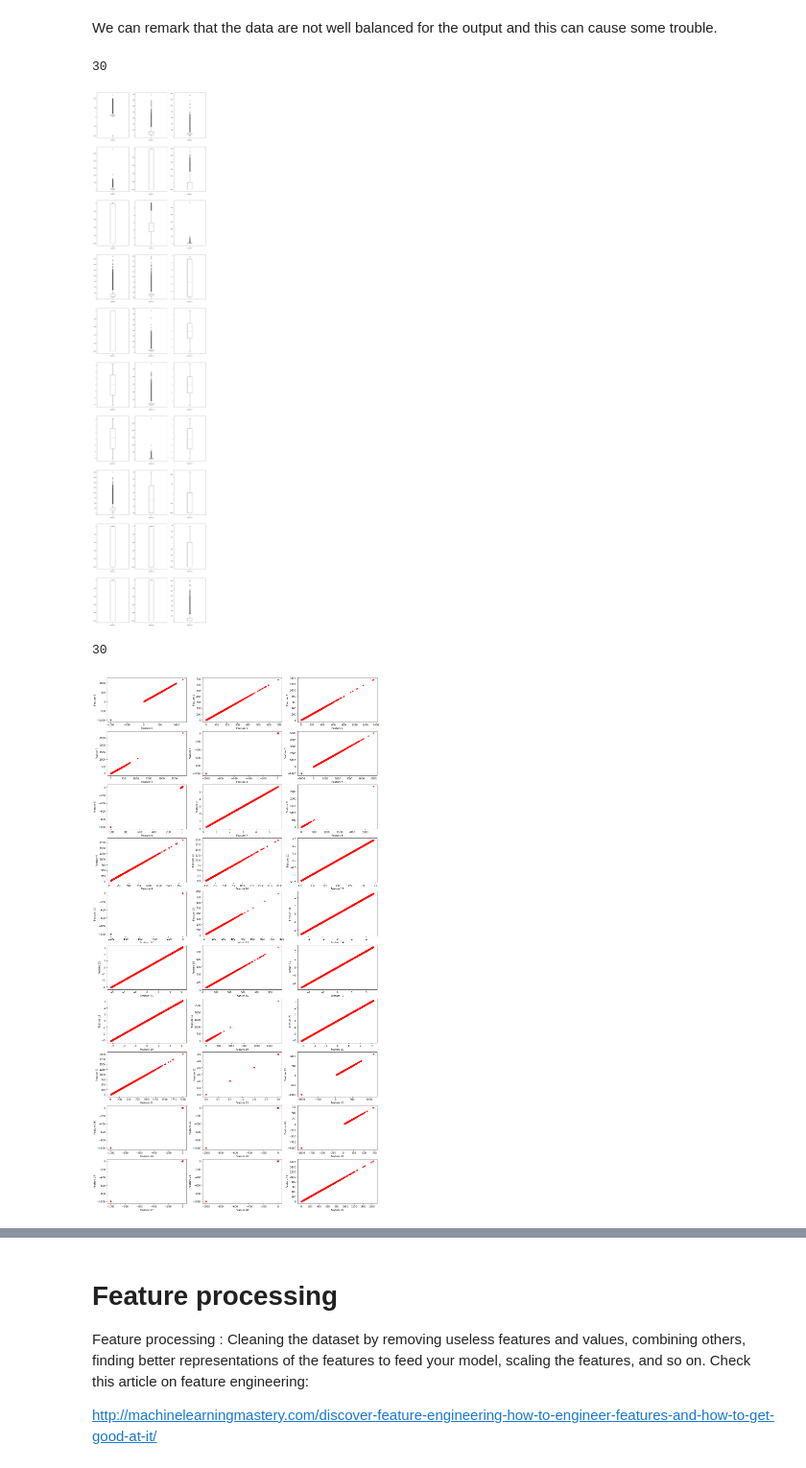
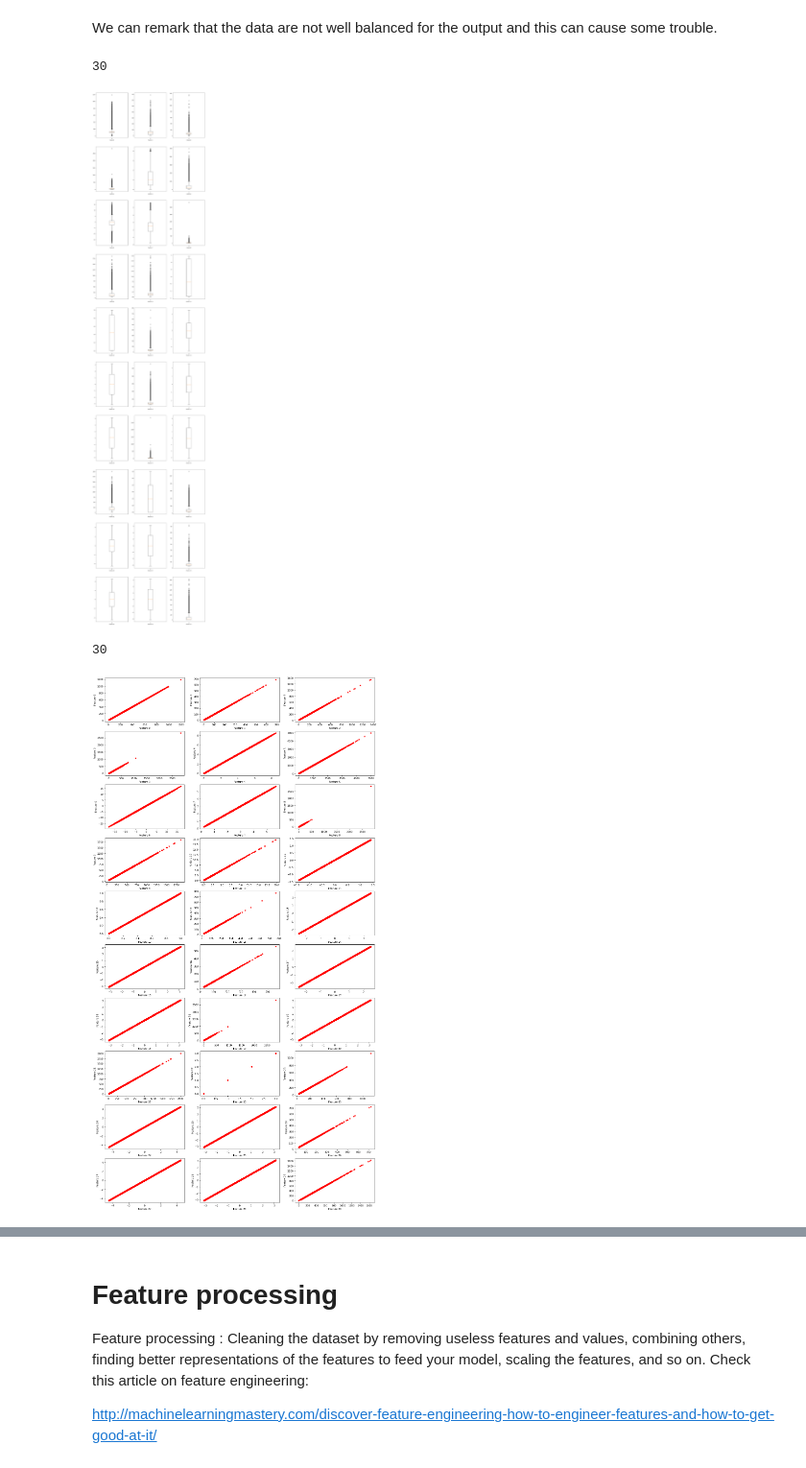
Before and after one commit to CS-433/ml-project-1-mgo, a Jupyter notebook: project1/scripts/project1.ipynb, the cells around one changed output, grey strips where cells are left out. Shown at 96% size. Cells and saved outputs as stored; diff of their text form; code cells hidden in the pictures.

```diff
--- a/project1/scripts/project1.ipynb
+++ b/project1/scripts/project1.ipynb
@@ -39,25 +37,31 @@ print(tX.shape[1])
 number_features = tX.shape[1]
 for i in range(0, number_features):
     ax = fig.add_subplot(10, 3, i+1)
-    plt.boxplot(tX[:,i])
+    #remove useless values
+    tX_tmp = tX[:, i]
+    tX_tmp = tX_tmp[tX_tmp > -999]
+    plt.boxplot(tX_tmp)
     plt.xlabel("Feature " + str(i))
 fig.set_size_inches(20, 100)
 # %% [output]
 30
-[figure, old version]
+[figure, new version]
 # %%
 fig = plt.figure()
 print(tX.shape[1])
 number_features = tX.shape[1]
 for i in range(0, number_features):
     ax = fig.add_subplot(10, 3, i+1)
-    ax.scatter(tX[:,i], tX[:,i], marker= "*", color= "r")
+    #remove useless values
+    tX_tmp = tX[:, i]
+    tX_tmp = tX_tmp[tX_tmp > -999]
+    ax.scatter(tX_tmp, tX_tmp, marker= "*", color= "r")
     ax.set_xlabel("Feature " + str(i))
     ax.set_ylabel("Feature " + str(i))
 fig.set_size_inches(20, 40)
 # %% [output]
 30
-[figure, old version]
+[figure, new version]
 # %% [markdown]
 ### Interpretation
 
```
Also changed, not shown: parts of 11 cells of this notebook.
